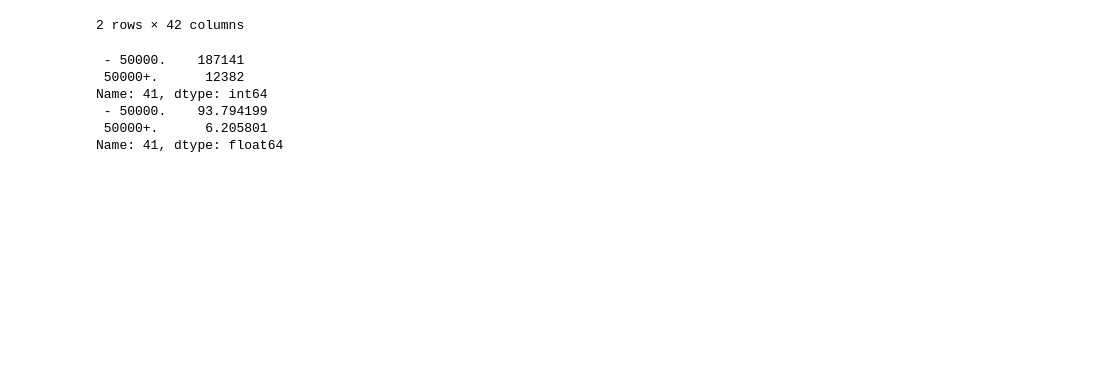
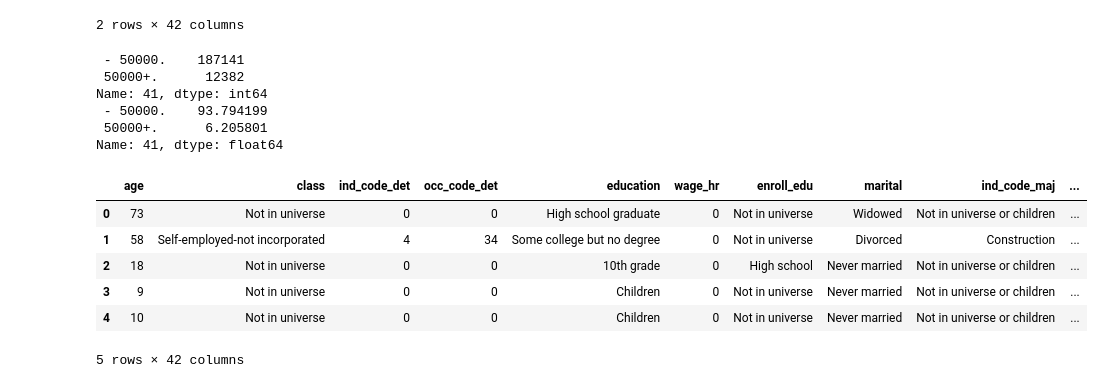
Before and after one commit to jprette/STAT-303-3, a Jupyter notebook: Code/data_visualization.ipynb, the cells around one changed output. Cells and saved outputs as stored; diff of their text form; code cells hidden in the pictures; blank space fills up the shorter version.

```diff
--- a/Code/data_visualization.ipynb
+++ b/Code/data_visualization.ipynb
@@ -21,3 +23,24 @@ Name: 41, dtype: int64
  - 50000.    93.794199
  50000+.      6.205801
 Name: 41, dtype: float64
+# %%
+column_names=[
+    'age', 'class', 'ind_code_det', 'occ_code_det', 'education', 'wage_hr', 'enroll_edu', 'marital',
+    'ind_code_maj', 'occ_code_maj', 'race', 'hisp_origin', 'sex', 'lab_union', 'reason_unemp',
+    'emp_status', 'cap_gain', 'cap_loss', 'dividend', 'tax_filer_stat', 'prev_res_area', 'prev_res_state',
+    'fam_state', 'fam_state_sum', 'inst_weight', 'migr_change_msa', 'migr_change_reg', 'migr_move_msa', 'lived_1yr',
+    'migr_sunbelt', 'num_ppl_worked', 'fam_members_u18', 'birth_dad', 'birth_mom', 'birth_self', 'citizenship',
+    'employed_status', 'veteran_admin', 'veteran_benefit', 'weeks_worked', 'year', 'income']
+
+data = pd.read_csv('../census-income.data',header=None)
+data.columns=column_names
+data['income'] = data['income'].apply(lambda x: 1 if x == ' 50000+.' else 0)
+data.head()
+# %% [output]
+|  | age | class | ind_code_det | occ_code_det | education | wage_hr | enroll_edu | marital | ind_code_maj | ... |
+| 0 | 73 | Not in universe | 0 | 0 | High school graduate | 0 | Not in universe | Widowed | Not in universe or children | ... |
+| 1 | 58 | Self-employed-not incorporated | 4 | 34 | Some college but no degree | 0 | Not in universe | Divorced | Construction | ... |
+| 2 | 18 | Not in universe | 0 | 0 | 10th grade | 0 | High school | Never married | Not in universe or children | ... |
+| 3 | 9 | Not in universe | 0 | 0 | Children | 0 | Not in universe | Never married | Not in universe or children | ... |
+| 4 | 10 | Not in universe | 0 | 0 | Children | 0 | Not in universe | Never married | Not in universe or children | ... |
+5 rows × 42 columns
```
Also changed, not shown: parts of 3 cells of this notebook, 1 other file.
